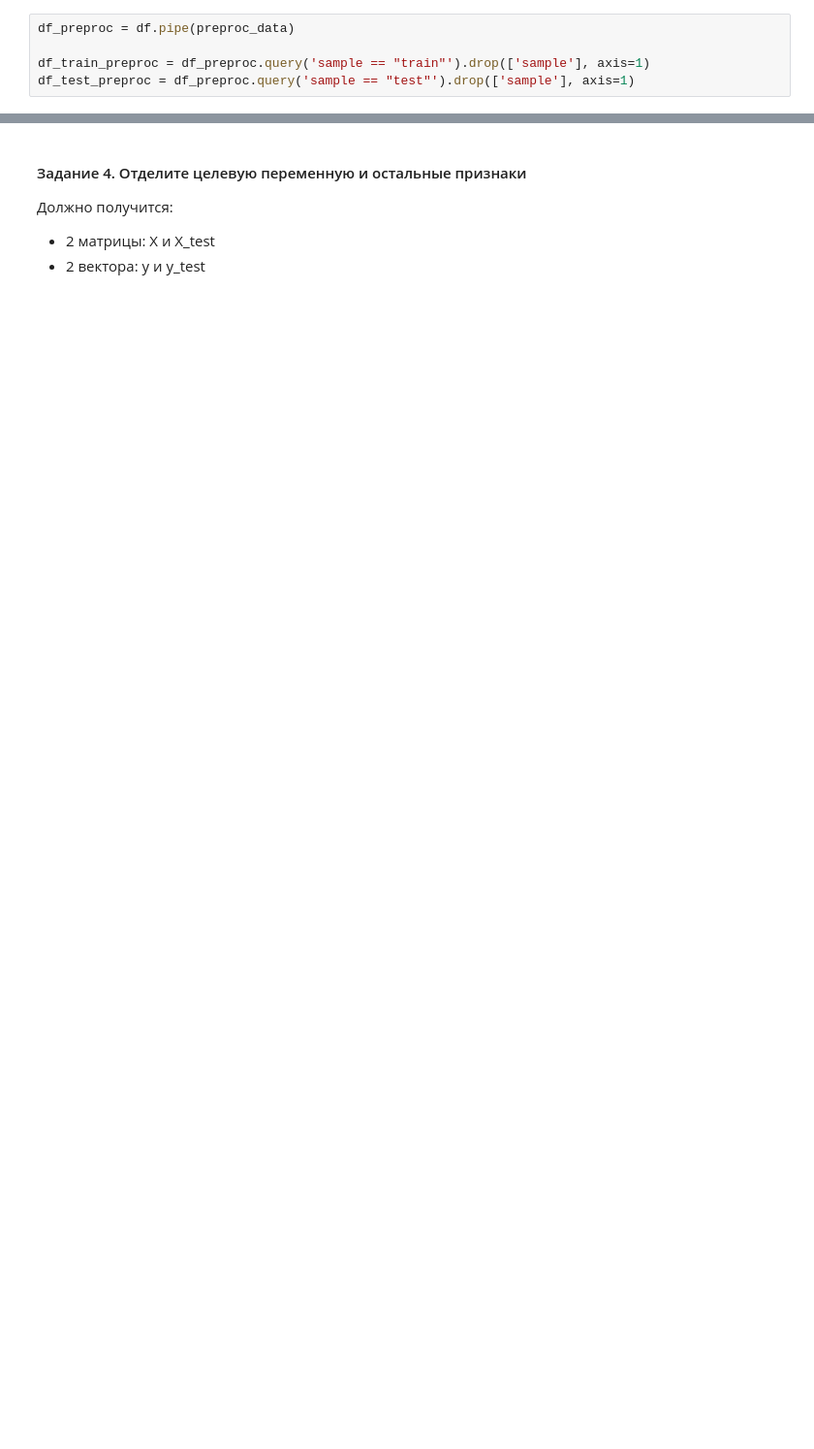
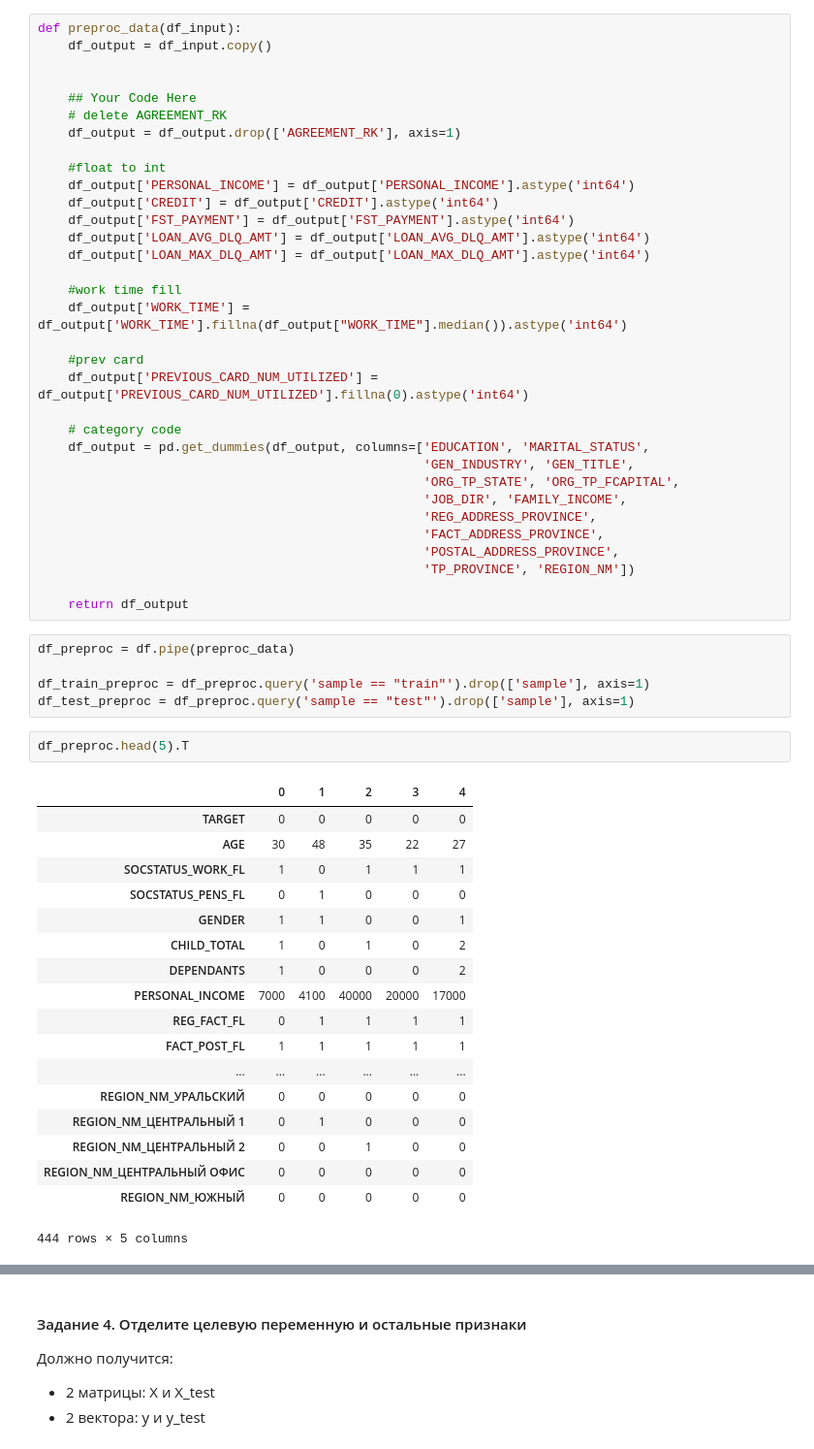
Before and after one commit to sm1ly/sfml, a Jupyter notebook: hw_02/ml-intro-hw.ipynb, the cells around one changed output, grey strips where cells are left out. Shown at 97% size. Cells and saved outputs as stored; diff of their text form; blank space fills up the shorter version.

```diff
--- a/hw_02/ml-intro-hw.ipynb
+++ b/hw_02/ml-intro-hw.ipynb
@@ -243,5 +247,59 @@ def preproc_data(df_input):
+# %%
+def preproc_data(df_input):
+    df_output = df_input.copy()
+
+
+    ## Your Code Here
+    # delete AGREEMENT_RK
+    df_output = df_output.drop(['AGREEMENT_RK'], axis=1)
+
+    #float to int
+    df_output['PERSONAL_INCOME'] = df_output['PERSONAL_INCOME'].astype('int64')
+    df_output['CREDIT'] = df_output['CREDIT'].astype('int64')
+    df_output['FST_PAYMENT'] = df_output['FST_PAYMENT'].astype('int64')
+    df_output['LOAN_AVG_DLQ_AMT'] = df_output['LOAN_AVG_DLQ_AMT'].astype('int64')
+    df_output['LOAN_MAX_DLQ_AMT'] = df_output['LOAN_MAX_DLQ_AMT'].astype('int64')
+
+    #work time fill
+    df_output['WORK_TIME'] = df_output['WORK_TIME'].fillna(df_output["WORK_TIME"].median()).astype('int64')
+
+    #prev card
+    df_output['PREVIOUS_CARD_NUM_UTILIZED'] = df_output['PREVIOUS_CARD_NUM_UTILIZED'].fillna(0).astype('int64')
+
+    # category code
+    df_output = pd.get_dummies(df_output, columns=['EDUCATION', 'MARITAL_STATUS',
+                                                   'GEN_INDUSTRY', 'GEN_TITLE',
+                                                   'ORG_TP_STATE', 'ORG_TP_FCAPITAL',
+                                                   'JOB_DIR', 'FAMILY_INCOME',
+                                                   'REG_ADDRESS_PROVINCE',
+                                                   'FACT_ADDRESS_PROVINCE',
+                                                   'POSTAL_ADDRESS_PROVINCE',
+                                                   'TP_PROVINCE', 'REGION_NM'])
+
+    return df_output
 # %%
 df_preproc = df.pipe(preproc_data)
 
 df_train_preproc = df_preproc.query('sample == "train"').drop(['sample'], axis=1)
 df_test_preproc = df_preproc.query('sample == "test"').drop(['sample'], axis=1)
+# %%
+df_preproc.head(5).T
+# %% [output]
+|  | 0 | 1 | 2 | 3 | 4 |
+| TARGET | 0 | 0 | 0 | 0 | 0 |
+| AGE | 30 | 48 | 35 | 22 | 27 |
+| SOCSTATUS_WORK_FL | 1 | 0 | 1 | 1 | 1 |
+| SOCSTATUS_PENS_FL | 0 | 1 | 0 | 0 | 0 |
+| GENDER | 1 | 1 | 0 | 0 | 1 |
+| CHILD_TOTAL | 1 | 0 | 1 | 0 | 2 |
+| DEPENDANTS | 1 | 0 | 0 | 0 | 2 |
+| PERSONAL_INCOME | 7000 | 4100 | 40000 | 20000 | 17000 |
+| REG_FACT_FL | 0 | 1 | 1 | 1 | 1 |
+| FACT_POST_FL | 1 | 1 | 1 | 1 | 1 |
+| ... | ... | ... | ... | ... | ... |
+| REGION_NM_УРАЛЬСКИЙ | 0 | 0 | 0 | 0 | 0 |
+| REGION_NM_ЦЕНТРАЛЬНЫЙ 1 | 0 | 1 | 0 | 0 | 0 |
+| REGION_NM_ЦЕНТРАЛЬНЫЙ 2 | 0 | 0 | 1 | 0 | 0 |
+| REGION_NM_ЦЕНТРАЛЬНЫЙ ОФИС | 0 | 0 | 0 | 0 | 0 |
+| REGION_NM_ЮЖНЫЙ | 0 | 0 | 0 | 0 | 0 |
+444 rows × 5 columns
```
Also changed, not shown: parts of 18 cells of this notebook, 1 other file.
